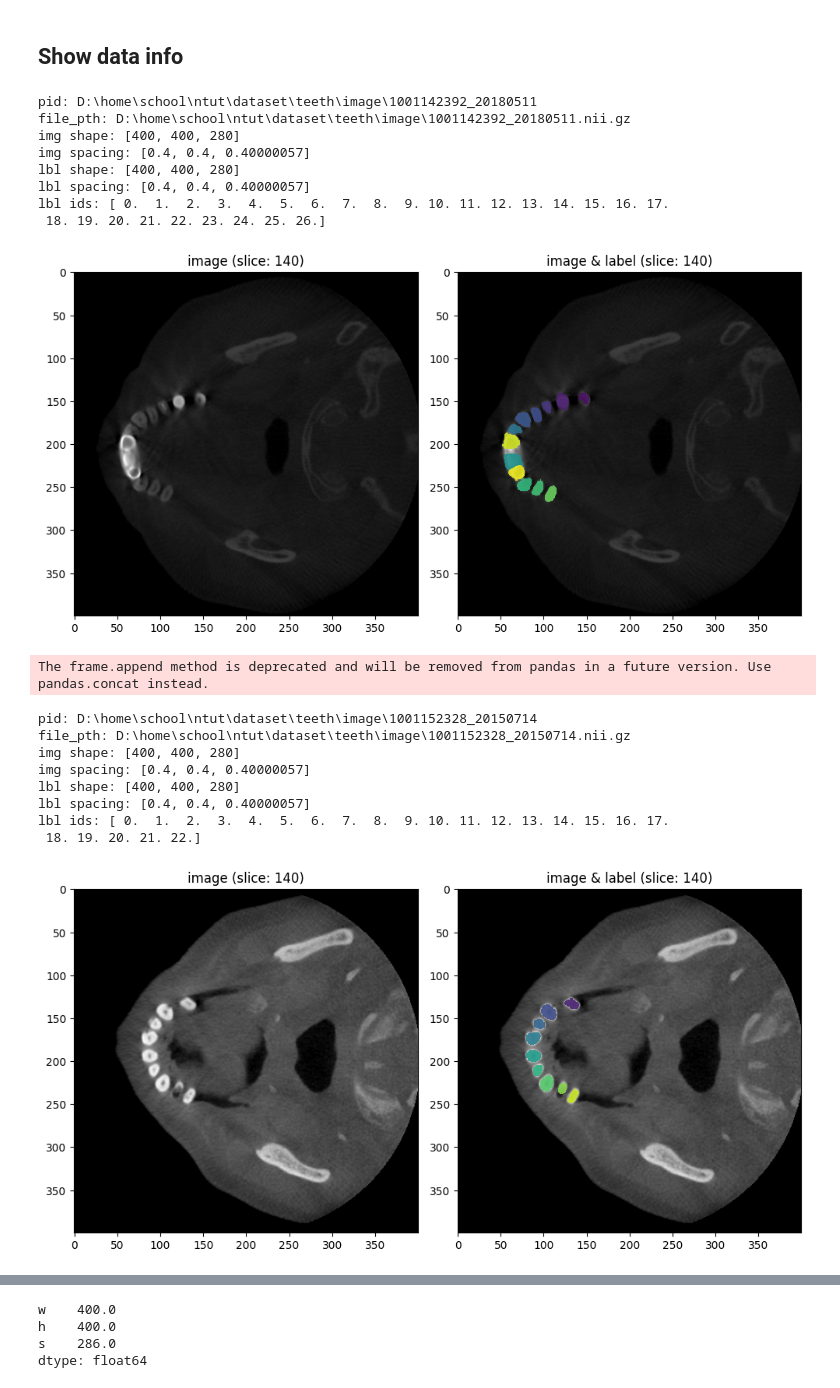
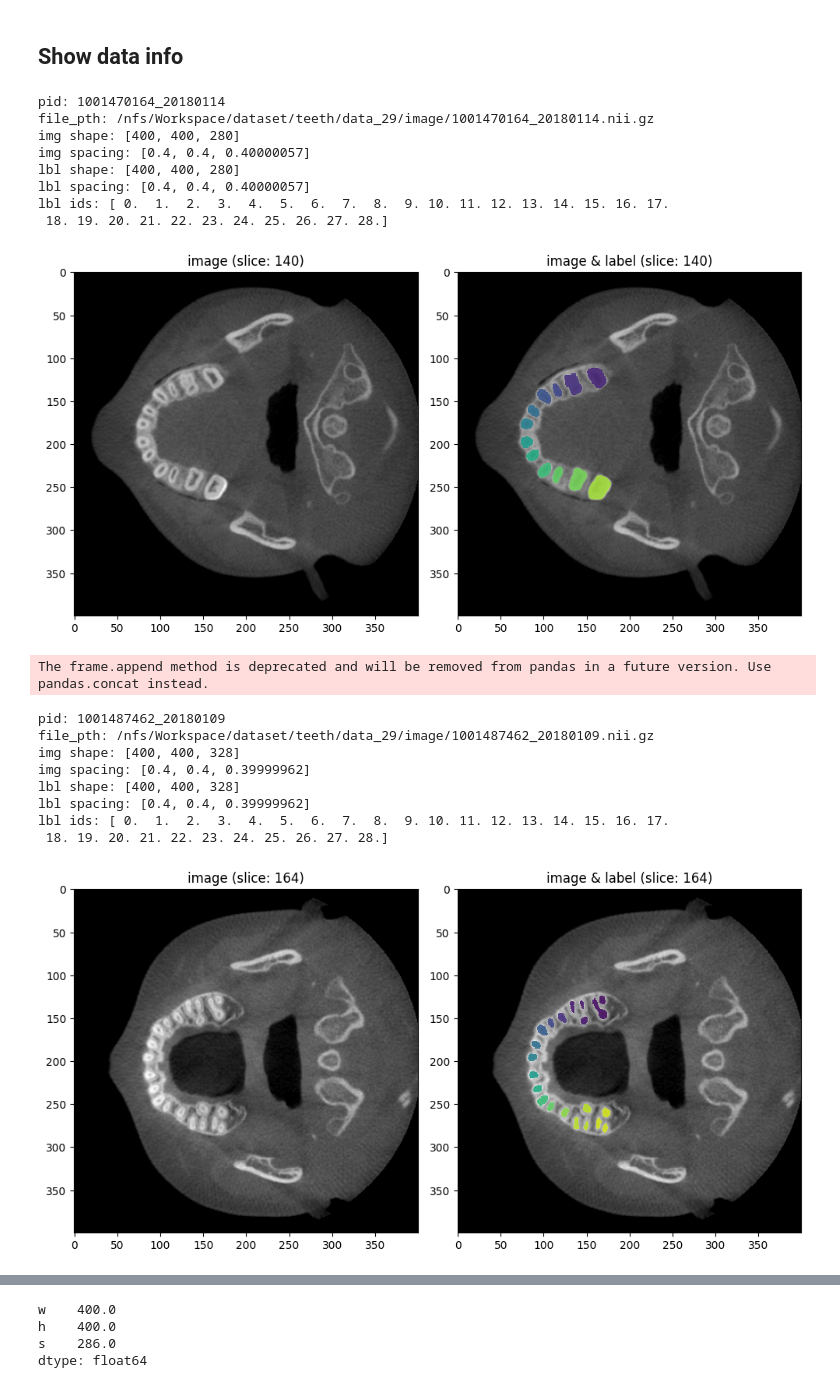
Before and after one commit to conflick0/TeethSeg, a Jupyter notebook: exps/eda.ipynb, the cells around one changed output, grey strips where cells are left out. Drawn from its saved outputs; the diff is of its cells as text; code cells hidden in the pictures.

```diff
--- a/exps/eda.ipynb
+++ b/exps/eda.ipynb
@@ -62,0 +63,6 @@ data_dicts = get_data_dicts(data_dir)
+# %%
+data_dir = '/nfs/Workspace/dataset/teeth/data_29'
+data_json = os.path.join(data_dir, 'data.json')
+# %%
+# data_dicts = get_data_dicts(data_dir)
+tr_ds, val_ds, tt_ds = load_data_dict_json(data_dir, data_json)
@@ -63,25 +74,25 @@ data_dicts = get_data_dicts(data_dir)
 # %% [markdown]
 ## Show data info
 # %%
-data_info_df = get_data_info(data_dicts)
+data_info_df = get_data_info(val_ds)
 # %% [output]
-pid: D:\home\school\ntut\dataset\teeth\image\1001142392_20180511
-file_pth: D:\home\school\ntut\dataset\teeth\image\1001142392_20180511.nii.gz
+pid: 1001470164_20180114
+file_pth: /nfs/Workspace/dataset/teeth/data_29/image/1001470164_20180114.nii.gz
 img shape: [400, 400, 280]
 img spacing: [0.4, 0.4, 0.40000057]
 lbl shape: [400, 400, 280]
 lbl spacing: [0.4, 0.4, 0.40000057]
 lbl ids: [ 0.  1.  2.  3.  4.  5.  6.  7.  8.  9. 10. 11. 12. 13. 14. 15. 16. 17.
- 18. 19. 20. 21. 22. 23. 24. 25. 26.]
+ 18. 19. 20. 21. 22. 23. 24. 25. 26. 27. 28.]
-[figure, old version]
+[figure, new version]
 The frame.append method is deprecated and will be removed from pandas in a future version. Use pandas.concat instead.
-pid: D:\home\school\ntut\dataset\teeth\image\1001152328_20150714
-file_pth: D:\home\school\ntut\dataset\teeth\image\1001152328_20150714.nii.gz
-img shape: [400, 400, 280]
-img spacing: [0.4, 0.4, 0.40000057]
-lbl shape: [400, 400, 280]
-lbl spacing: [0.4, 0.4, 0.40000057]
+pid: 1001487462_20180109
+file_pth: /nfs/Workspace/dataset/teeth/data_29/image/1001487462_20180109.nii.gz
+img shape: [400, 400, 328]
+img spacing: [0.4, 0.4, 0.39999962]
+lbl shape: [400, 400, 328]
+lbl spacing: [0.4, 0.4, 0.39999962]
 lbl ids: [ 0.  1.  2.  3.  4.  5.  6.  7.  8.  9. 10. 11. 12. 13. 14. 15. 16. 17.
- 18. 19. 20. 21. 22.]
+ 18. 19. 20. 21. 22. 23. 24. 25. 26. 27. 28.]
-[figure, old version]
+[figure, new version]
 The frame.append method is deprecated and will be removed from pandas in a future version. Use pandas.concat instead.
```
Also changed, not shown: parts of 6 cells of this notebook, 13 other files.
